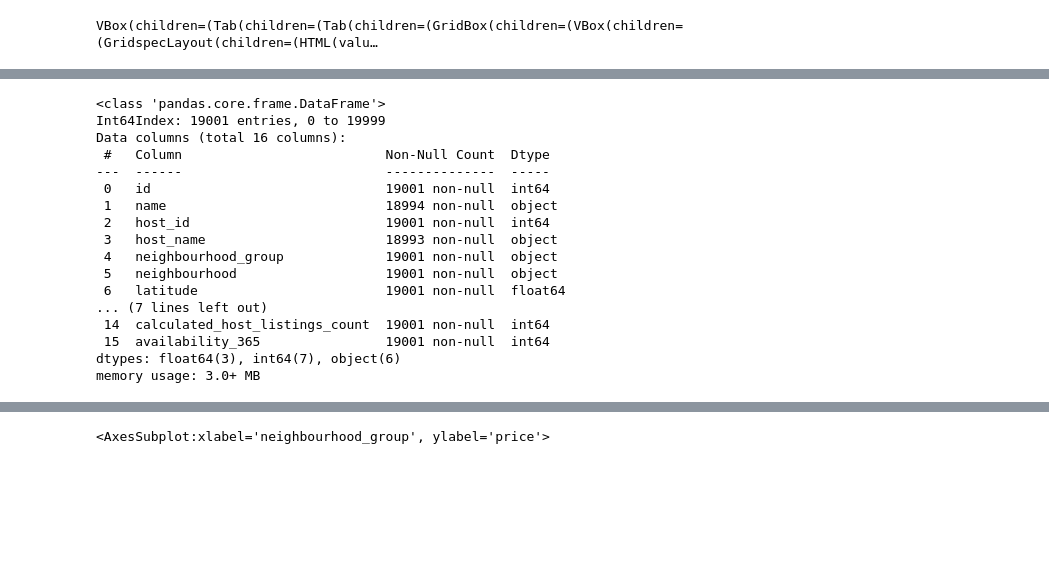
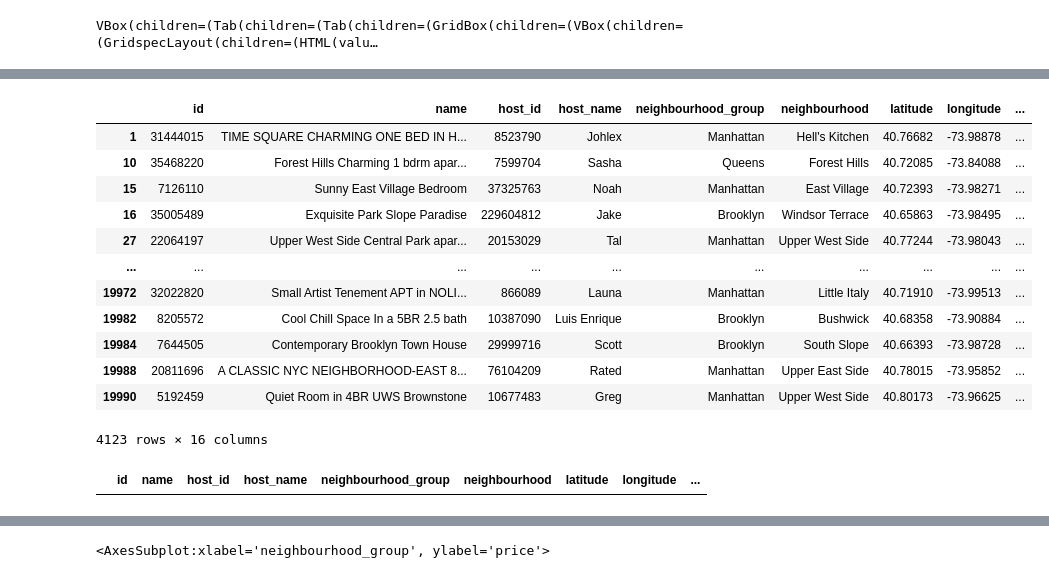
Before and after one commit to kangaroo98/nd0821-c2-build-model-workflow-starter, a Jupyter notebook: src/eda/EDA.ipynb, the cells around one changed output, grey strips where cells are left out. Drawn from its saved outputs; the diff is of its cells as text; code cells hidden in the pictures; blank space fills up the shorter version.

```diff
--- a/src/eda/EDA.ipynb
+++ b/src/eda/EDA.ipynb
@@ -36,20 +58,0 @@ df.describe()
-# %%
-df.info()
-# %% [output]
-<class 'pandas.core.frame.DataFrame'>
-Int64Index: 19001 entries, 0 to 19999
-Data columns (total 16 columns):
- #   Column                          Non-Null Count  Dtype
----  ------                          --------------  -----
- 0   id                              19001 non-null  int64
- 1   name                            18994 non-null  object
- 2   host_id                         19001 non-null  int64
- 3   host_name                       18993 non-null  object
- 4   neighbourhood_group             19001 non-null  object
- 5   neighbourhood                   19001 non-null  object
- 6   latitude                        19001 non-null  float64
-... (7 lines left out)
- 14  calculated_host_listings_count  19001 non-null  int64
- 15  availability_365                19001 non-null  int64
-dtypes: float64(3), int64(7), object(6)
-memory usage: 3.0+ MB
@@ -64,0 +68,29 @@ df['last_review'] = pd.to_datetime(df['last_review'])
+# %%
+# identify rows in last_review with missing values
+df[df['last_review'].isnull()]
+# most probably so far just no reviews available -> handling has tbd
+# %% [output]
+|  | id | name | host_id | host_name | neighbourhood_group | neighbourhood | latitude | longitude | ... |
+| 1 | 31444015 | TIME SQUARE CHARMING ONE BED IN H... | 8523790 | Johlex | Manhattan | Hell's Kitchen | 40.76682 | -73.98878 | ... |
+| 10 | 35468220 | Forest Hills Charming 1 bdrm apar... | 7599704 | Sasha | Queens | Forest Hills | 40.72085 | -73.84088 | ... |
+| 15 | 7126110 | Sunny East Village Bedroom | 37325763 | Noah | Manhattan | East Village | 40.72393 | -73.98271 | ... |
+| 16 | 35005489 | Exquisite Park Slope Paradise | 229604812 | Jake | Brooklyn | Windsor Terrace | 40.65863 | -73.98495 | ... |
+| 27 | 22064197 | Upper West Side Central Park apar... | 20153029 | Tal | Manhattan | Upper West Side | 40.77244 | -73.98043 | ... |
+| ... | ... | ... | ... | ... | ... | ... | ... | ... | ... |
+| 19972 | 32022820 | Small Artist Tenement APT in NOLI... | 866089 | Launa | Manhattan | Little Italy | 40.71910 | -73.99513 | ... |
+| 19982 | 8205572 | Cool Chill Space In a 5BR 2.5 bath | 10387090 | Luis Enrique | Brooklyn | Bushwick | 40.68358 | -73.90884 | ... |
+| 19984 | 7644505 | Contemporary Brooklyn Town House | 29999716 | Scott | Brooklyn | South Slope | 40.66393 | -73.98728 | ... |
+| 19988 | 20811696 | A CLASSIC NYC NEIGHBORHOOD-EAST 8... | 76104209 | Rated | Manhattan | Upper East Side | 40.78015 | -73.95852 | ... |
+| 19990 | 5192459 | Quiet Room in 4BR UWS Brownstone | 10677483 | Greg | Manhattan | Upper West Side | 40.80173 | -73.96625 | ... |
+4123 rows × 16 columns
+# %%
+# identify rows in reviews_per_month with missing values
+df[df['reviews_per_month'].isnull()]
+# -> no last_review date, most probably so far no review...
+# set the values equal to 0 - logically the correct value since there was just no review so far
+df['reviews_per_month'].fillna(0, inplace=True)
+
+# double check
+df[df['reviews_per_month'].isnull()]
+# %% [output]
+|  | id | name | host_id | host_name | neighbourhood_group | neighbourhood | latitude | longitude | ... |
```
Also changed, not shown: parts of 22 cells of this notebook, 5 other files.
